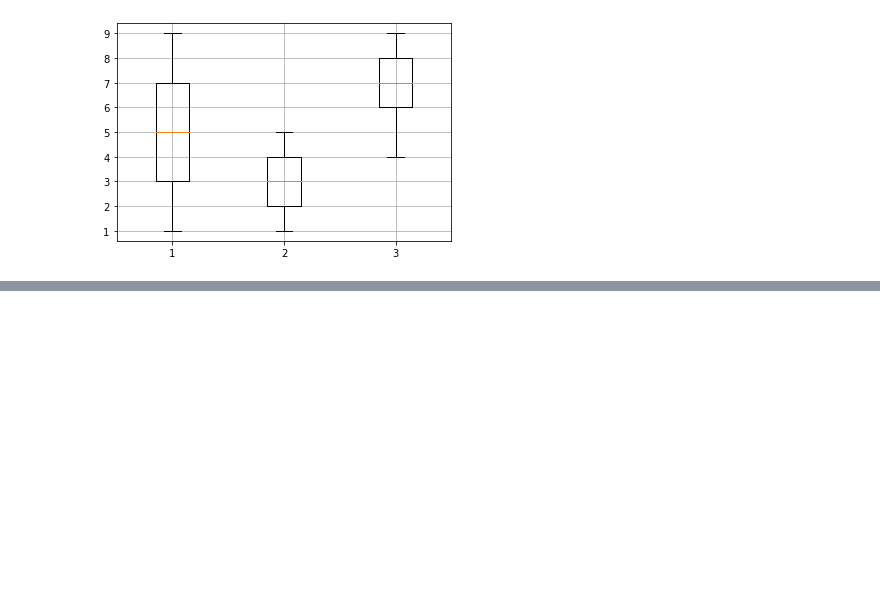
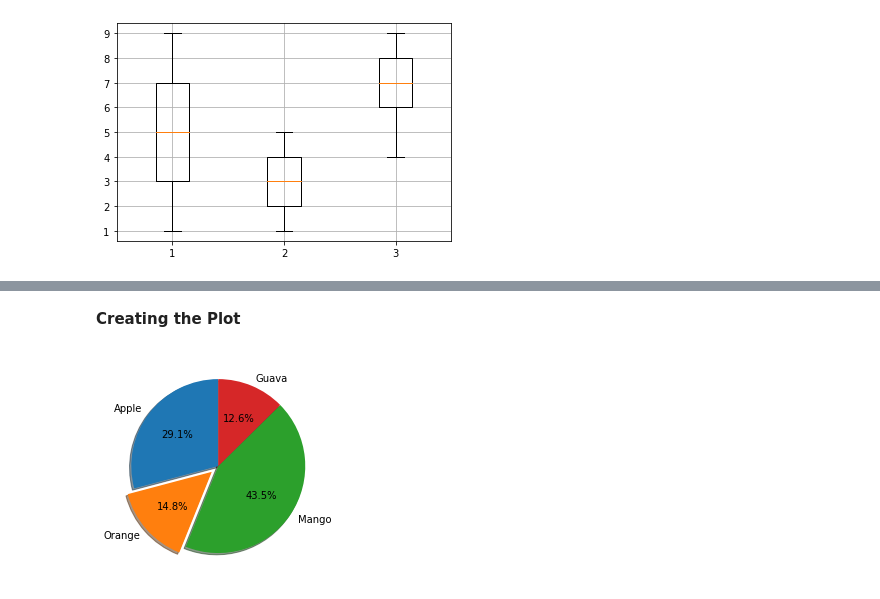
Before and after one commit to World-of-ML-AI/Data-Analysis-Tools, a Jupyter notebook: Matplotlib/Matplotlib Tutorial.ipynb, the cells around one changed output, grey strips where cells are left out. Cells and saved outputs as stored; diff of their text form; code cells hidden in the pictures; blank space fills up the shorter version.

```diff
--- a/Matplotlib/Matplotlib Tutorial.ipynb
+++ b/Matplotlib/Matplotlib Tutorial.ipynb
@@ -277,0 +292,10 @@ plt.show()
+# %%
+fruit = ['Apple', 'Orange', 'Mango', 'Guava']
+quantity = [67, 34, 100, 29]
+# %% [markdown]
+**Creating the Plot**
+# %%
+plt.pie(quantity, labels = fruit, autopct = '%0.1f%%', startangle = 90, shadow = True, explode = (0, 0.1, 0, 0))
+plt.show()
+# %% [output]
+[figure, added]
```
Also changed, not shown: parts of 15 cells of this notebook.
